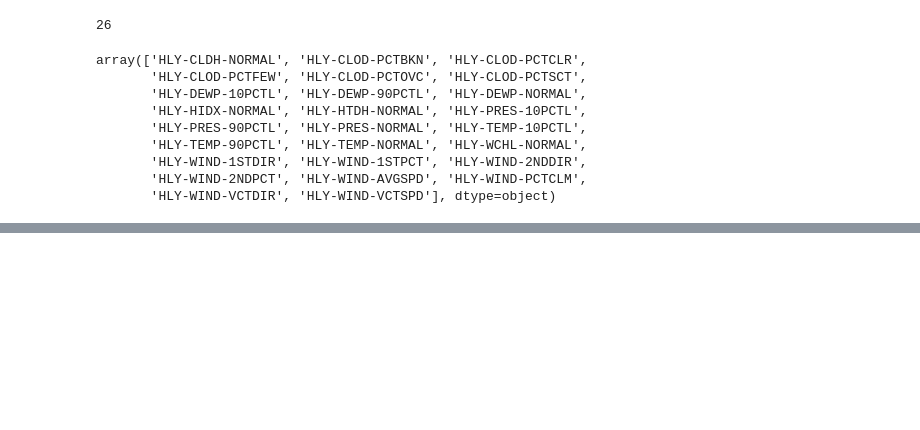
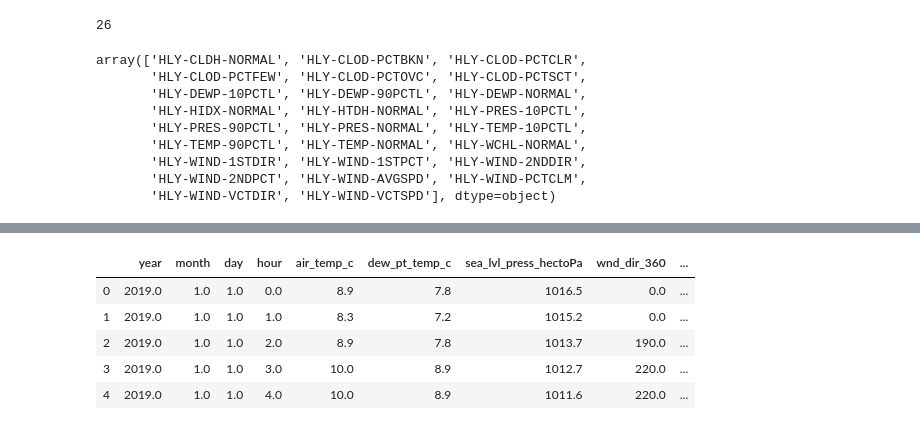
Before and after one commit to NathanVenos/dc-ds-08-26-19, a Jupyter notebook: blogs/blog_2/weather_api_exploring.ipynb, the cells around one changed output, grey strips where cells are left out. Saved outputs shown, nothing was run; the diff lists cells and outputs as text; code cells hidden in the pictures; blank space fills up the shorter version.

```diff
--- a/blogs/blog_2/weather_api_exploring.ipynb
+++ b/blogs/blog_2/weather_api_exploring.ipynb
@@ -186,0 +229,9 @@ array(['HLY-CLDH-NORMAL', 'HLY-CLOD-PCTBKN', 'HLY-CLOD-PCTCLR',
+# %%
+asos_df.head()
+# %% [output]
+|  | year | month | day | hour | air_temp_c | dew_pt_temp_c | sea_lvl_press_hectoPa | wnd_dir_360 | ... |
+| 0 | 2019.0 | 1.0 | 1.0 | 0.0 | 8.9 | 7.8 | 1016.5 | 0.0 | ... |
+| 1 | 2019.0 | 1.0 | 1.0 | 1.0 | 8.3 | 7.2 | 1015.2 | 0.0 | ... |
+| 2 | 2019.0 | 1.0 | 1.0 | 2.0 | 8.9 | 7.8 | 1013.7 | 190.0 | ... |
+| 3 | 2019.0 | 1.0 | 1.0 | 3.0 | 10.0 | 8.9 | 1012.7 | 220.0 | ... |
+| 4 | 2019.0 | 1.0 | 1.0 | 4.0 | 10.0 | 8.9 | 1011.6 | 220.0 | ... |
```
Also changed, not shown: parts of 8 cells of this notebook, 19 other files.
